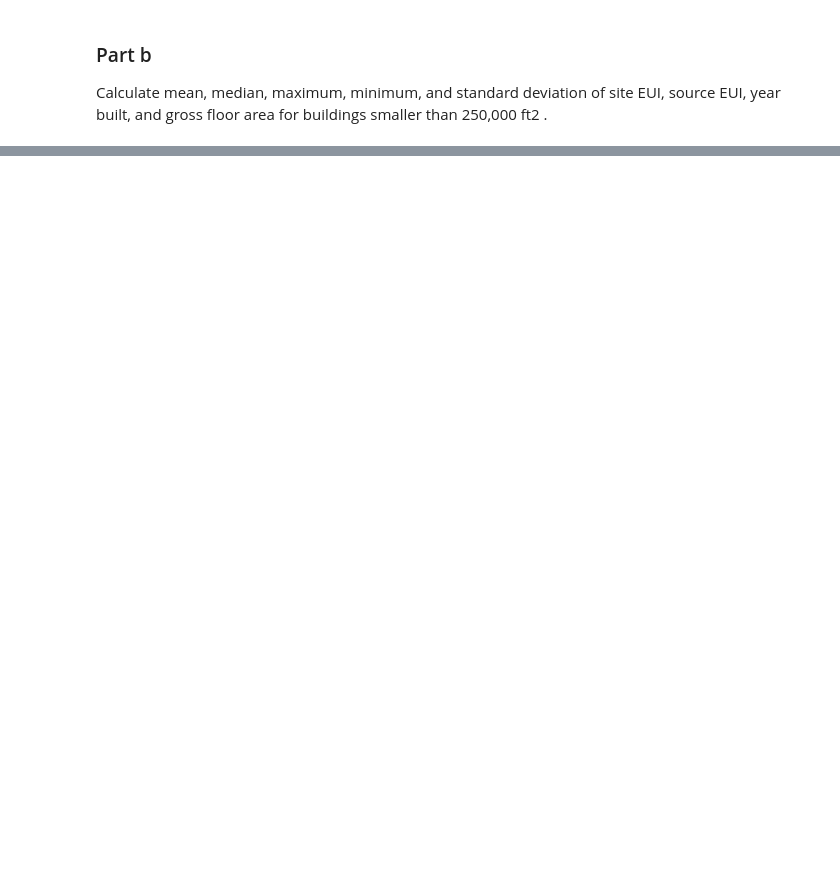
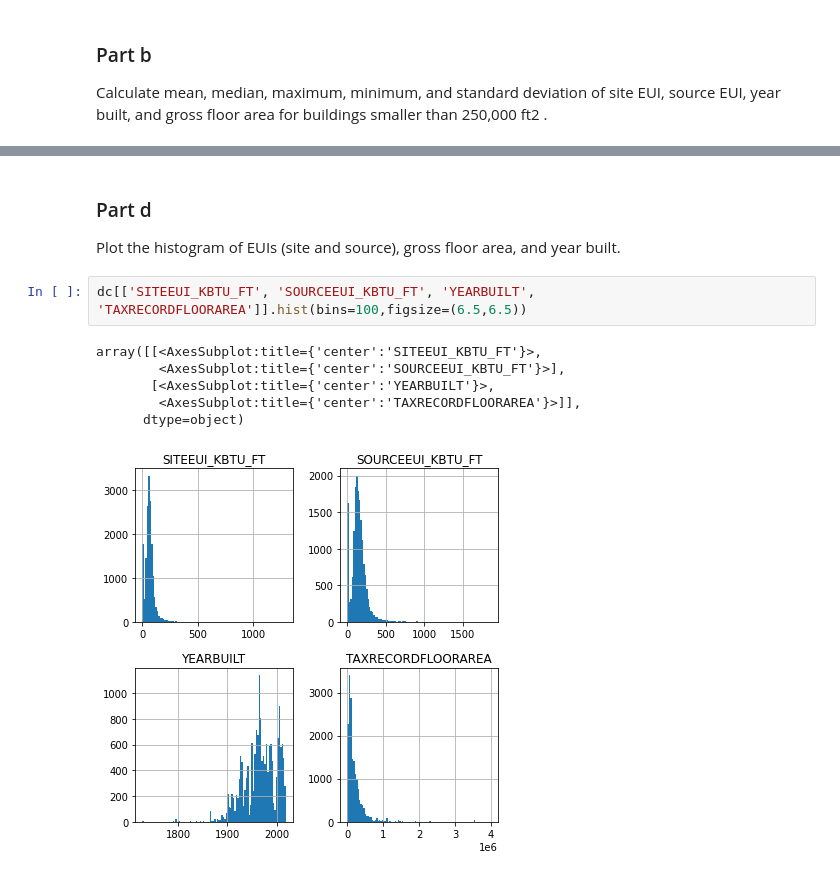
Before and after one commit to amitche8/IIT-PhD, a Jupyter notebook: CAE526/A3/cae526_a3_mitchell.ipynb, the cells around one changed output, grey strips where cells are left out. Drawn from its saved outputs; the diff is of its cells as text; blank space fills up the shorter version.

```diff
--- a/CAE526/A3/cae526_a3_mitchell.ipynb
+++ b/CAE526/A3/cae526_a3_mitchell.ipynb
@@ -55,0 +120,12 @@ chiS[['Site EUI (kBtu/sq ft)', 'Source EUI (kBtu/sq ft)','Year Built', 'Gross Fl
+# %% [markdown]
+### Part d
+Plot the histogram of EUIs (site and source), gross floor area, and year built.
+# %%
+dc[['SITEEUI_KBTU_FT', 'SOURCEEUI_KBTU_FT', 'YEARBUILT', 'TAXRECORDFLOORAREA']].hist(bins=100,figsize=(6.5,6.5))
+# %% [output]
+array([[<AxesSubplot:title={'center':'SITEEUI_KBTU_FT'}>,
+        <AxesSubplot:title={'center':'SOURCEEUI_KBTU_FT'}>],
+       [<AxesSubplot:title={'center':'YEARBUILT'}>,
+        <AxesSubplot:title={'center':'TAXRECORDFLOORAREA'}>]],
+      dtype=object)
+[figure, added]
```
Also changed, not shown: parts of 14 cells of this notebook.
